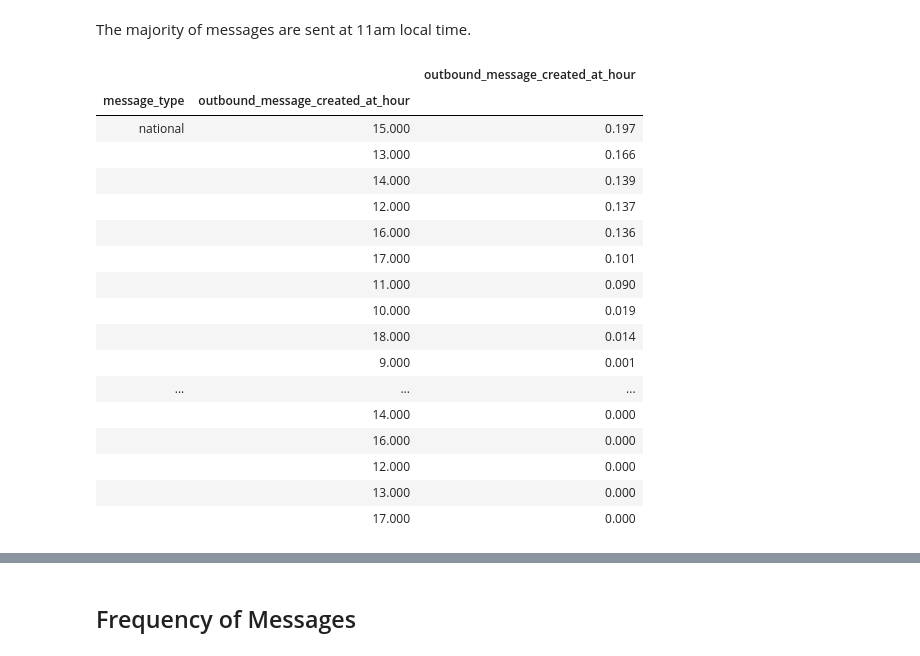
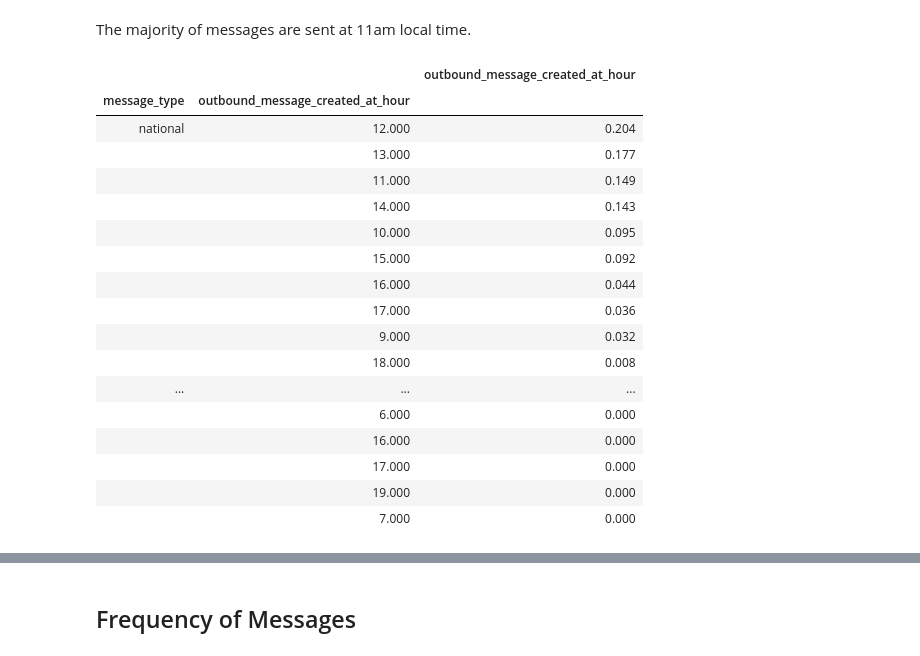
Before and after one commit to nehamakes/BBT, a Jupyter notebook: BBT Messages Analysis.ipynb, the cells around one changed output, grey strips where cells are left out. Drawn from its saved outputs; the diff is of its cells as text; code cells hidden in the pictures.

```diff
--- a/BBT Messages Analysis.ipynb
+++ b/BBT Messages Analysis.ipynb
@@ -227,3 +207,17 @@ Puerto Rico (`timezone_default_offset` = -4) and Hawaii (`timezone_default_offse
+# %%
+# Load intermediate dataset
+
+messages = pd.read_csv(r'/Users/lisafan/Desktop/BBT/bbt_messages_staging.csv', low_memory = False)
+# %%
+# Data cleaning
+
+messages['outbound_message_created_at'] = pd.to_datetime(messages['outbound_message_created_at']) # Change message timestamp to datetime format
+messages['signedup_at'] = pd.to_datetime(messages['signedup_at']) # Change signup timestamp to datetime format
+messages['deactivated_at'] = pd.to_datetime(messages['deactivated_at']) # Change deactivation timestamp to datetime format
+messages['created_at'] = pd.to_datetime(messages['created_at']) # Change created at timestamp to datetime format
+messages['subscriber_zip_code'] = messages['subscriber_zip_code'].fillna(-1) # Fill NAs in order to convert to integers
+messages['subscriber_zip_code'] = messages['subscriber_zip_code'].astype(int).astype(str).str.zfill(5) # Pad zip codes with 0s
+messages['subscriber_zip_code'] = messages['subscriber_zip_code'].replace('000-1', np.nan) # Fill NAs again
 # %%
 # Adjust message time stamps for timezones
 
@@ -330,25 +375,25 @@ Name: outbound_message_created_at_hour, dtype: float64
 # %% [markdown]
 The majority of messages are sent at 11am local time.
 # %%
-pd.set_option('display.max_rows', 100)
+pd.set_option('display.max_rows', 500)
 pd.options.display.float_format = '{:.3f}'.format
 pd.DataFrame(messages.groupby('message_type')['outbound_message_created_at_hour'].value_counts(normalize = True))
 # %% [output]
 |  |  | outbound_message_created_at_hour |
 | message_type | outbound_message_created_at_hour |  |
-| national | 15.000 | 0.197 |
-|  | 13.000 | 0.166 |
-|  | 14.000 | 0.139 |
-|  | 12.000 | 0.137 |
-|  | 16.000 | 0.136 |
-|  | 17.000 | 0.101 |
-|  | 11.000 | 0.090 |
-|  | 10.000 | 0.019 |
-|  | 18.000 | 0.014 |
-|  | 9.000 | 0.001 |
+| national | 12.000 | 0.204 |
+|  | 13.000 | 0.177 |
+|  | 11.000 | 0.149 |
+|  | 14.000 | 0.143 |
+|  | 10.000 | 0.095 |
+|  | 15.000 | 0.092 |
+|  | 16.000 | 0.044 |
+|  | 17.000 | 0.036 |
+|  | 9.000 | 0.032 |
+|  | 18.000 | 0.008 |
 | ... | ... | ... |
-|  | 14.000 | 0.000 |
+|  | 6.000 | 0.000 |
 |  | 16.000 | 0.000 |
-|  | 12.000 | 0.000 |
-|  | 13.000 | 0.000 |
 |  | 17.000 | 0.000 |
+|  | 19.000 | 0.000 |
+|  | 7.000 | 0.000 |
```
Also changed, not shown: parts of 71 cells of this notebook, 1 other file.
